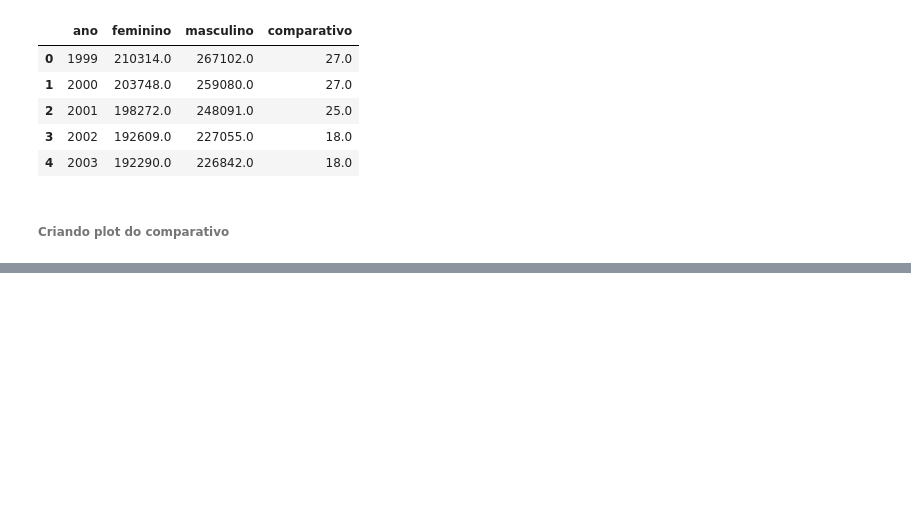
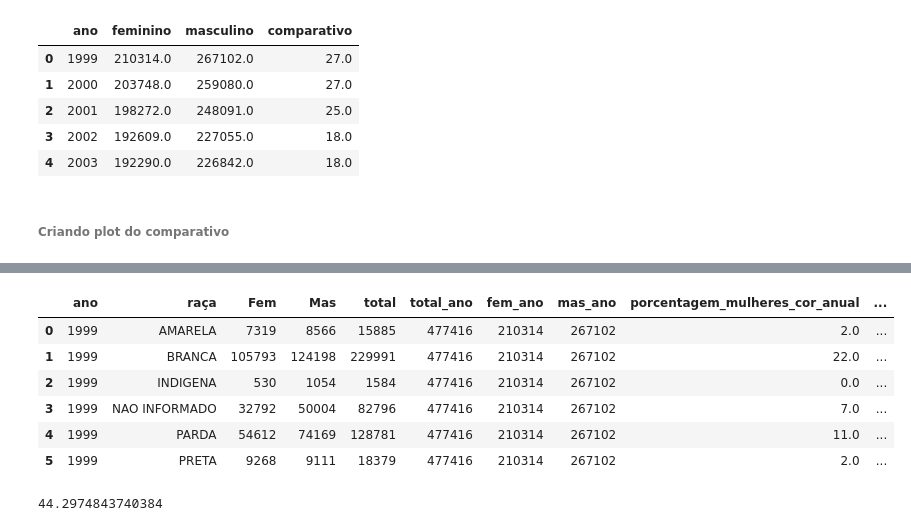
Before and after one commit to CyberBantu/Analise_Republica.org, a Jupyter notebook: analise_python_republica.ipynb, the cells around one changed output, grey strips where cells are left out. Saved outputs shown, nothing was run; the diff lists cells and outputs as text; code cells hidden in the pictures; blank space fills up the shorter version.

```diff
--- a/analise_python_republica.ipynb
+++ b/analise_python_republica.ipynb
@@ -203,0 +246,20 @@ Text(0.5, 1.0, 'Comparativo de Vinculos Ativos entre Homens e Mulheres no Poder
+# %%
+# Criando as porcentagens
+df_vinculos['porcentagem_mulheres_cor_anual'] = round(df_vinculos['Fem'] / df_vinculos['total_ano'],2)*100
+df_vinculos['porcentagem_homens_cor_anual'] = round(df_vinculos['Mas'] / df_vinculos['total_ano'],2)*100
+df_vinculos['total_porcent_anual'] = df_vinculos['porcentagem_homens_cor_anual'] + df_vinculos['porcentagem_mulheres_cor_anual']
+df_vinculos.head(6)
+# %% [output]
+|  | ano | raça | Fem | Mas | total | total_ano | fem_ano | mas_ano | porcentagem_mulheres_cor_anual | ... |
+| 0 | 1999 | AMARELA | 7319 | 8566 | 15885 | 477416 | 210314 | 267102 | 2.0 | ... |
+| 1 | 1999 | BRANCA | 105793 | 124198 | 229991 | 477416 | 210314 | 267102 | 22.0 | ... |
+| 2 | 1999 | INDIGENA | 530 | 1054 | 1584 | 477416 | 210314 | 267102 | 0.0 | ... |
+| 3 | 1999 | NAO INFORMADO | 32792 | 50004 | 82796 | 477416 | 210314 | 267102 | 7.0 | ... |
+| 4 | 1999 | PARDA | 54612 | 74169 | 128781 | 477416 | 210314 | 267102 | 11.0 | ... |
+| 5 | 1999 | PRETA | 9268 | 9111 | 18379 | 477416 | 210314 | 267102 | 2.0 | ... |
+# %%
+mulheres_cargos = df_vinculos.groupby(['ano'])['fem_ano', 'total_ano'].mean().reset_index()
+mulheres_cargos['porcentagem'] = mulheres_cargos['fem_ano'] / mulheres_cargos['total_ano'] *100
+mulheres_cargos['porcentagem'].mean()
+# %% [output]
+44.2974843740384
```
Also changed, not shown: parts of 16 cells of this notebook.
